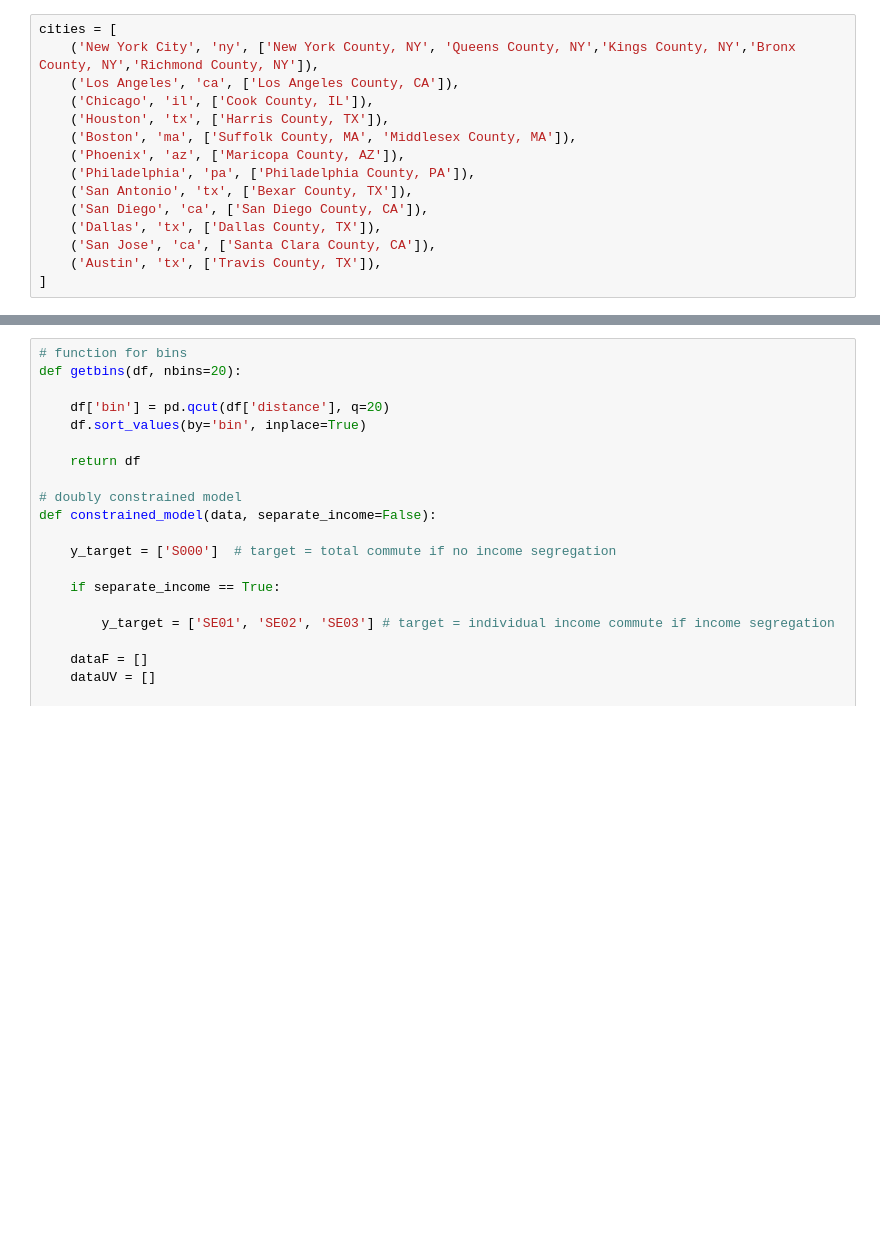
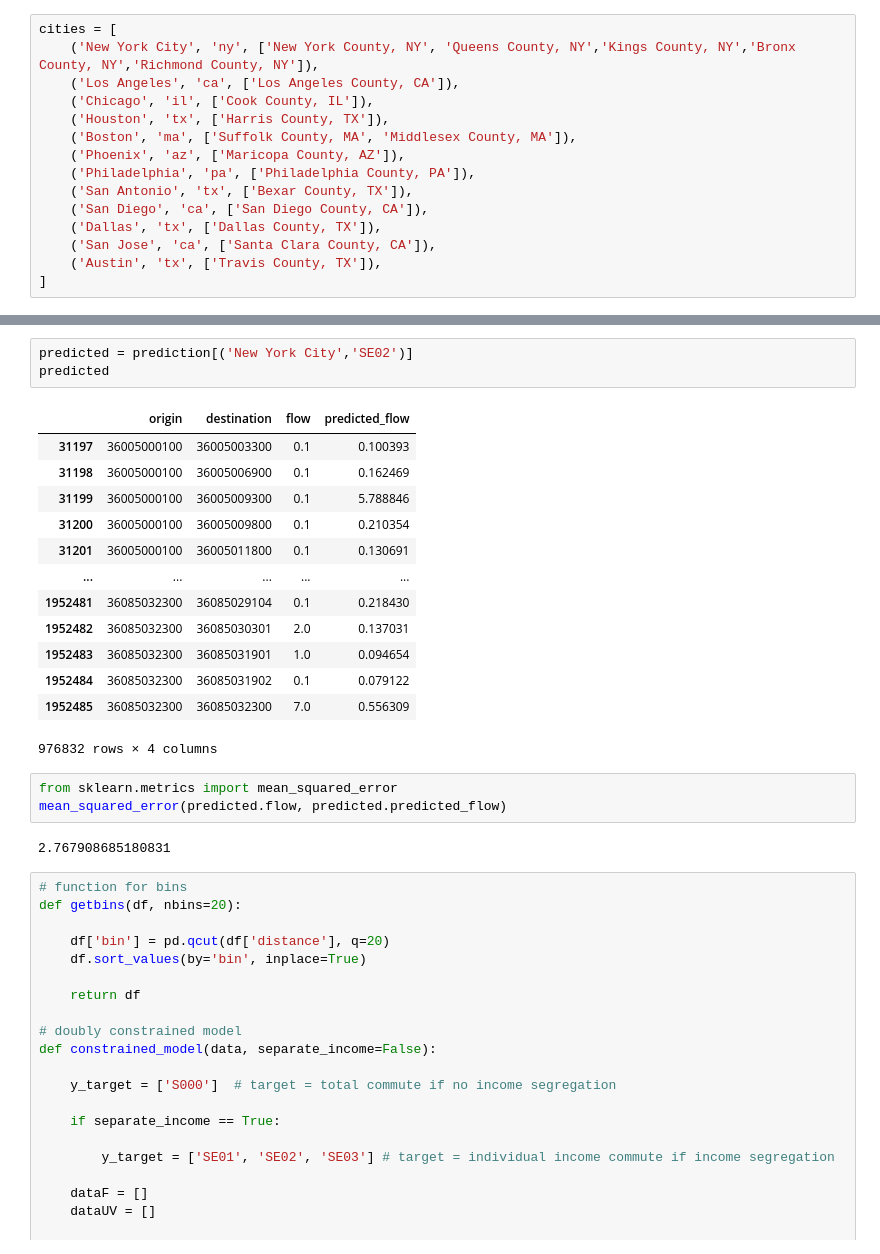
Before and after one commit to yuribogomolov/sttn, a Jupyter notebook: notebooks/generic_gravity_model.ipynb, the cells around one changed output, grey strips where cells are left out. Saved outputs shown, nothing was run; the diff lists cells and outputs as text; blank space fills up the shorter version.

```diff
--- a/notebooks/generic_gravity_model.ipynb
+++ b/notebooks/generic_gravity_model.ipynb
@@ -61,3 +102,25 @@ for city, state, conties in cities:
+# %%
+predicted = prediction[('New York City','SE02')]
+predicted
+# %% [output]
+|  | origin | destination | flow | predicted_flow |
+| 31197 | 36005000100 | 36005003300 | 0.1 | 0.100393 |
+| 31198 | 36005000100 | 36005006900 | 0.1 | 0.162469 |
+| 31199 | 36005000100 | 36005009300 | 0.1 | 5.788846 |
+| 31200 | 36005000100 | 36005009800 | 0.1 | 0.210354 |
+| 31201 | 36005000100 | 36005011800 | 0.1 | 0.130691 |
+| ... | ... | ... | ... | ... |
+| 1952481 | 36085032300 | 36085029104 | 0.1 | 0.218430 |
+| 1952482 | 36085032300 | 36085030301 | 2.0 | 0.137031 |
+| 1952483 | 36085032300 | 36085031901 | 1.0 | 0.094654 |
+| 1952484 | 36085032300 | 36085031902 | 0.1 | 0.079122 |
+| 1952485 | 36085032300 | 36085032300 | 7.0 | 0.556309 |
+976832 rows × 4 columns
+# %%
+from sklearn.metrics import mean_squared_error
+mean_squared_error(predicted.flow, predicted.predicted_flow)
+# %% [output]
+2.767908685180831
 # %%
 # function for bins
 def getbins(df, nbins=20):
```
Also changed, not shown: parts of 7 cells of this notebook.
